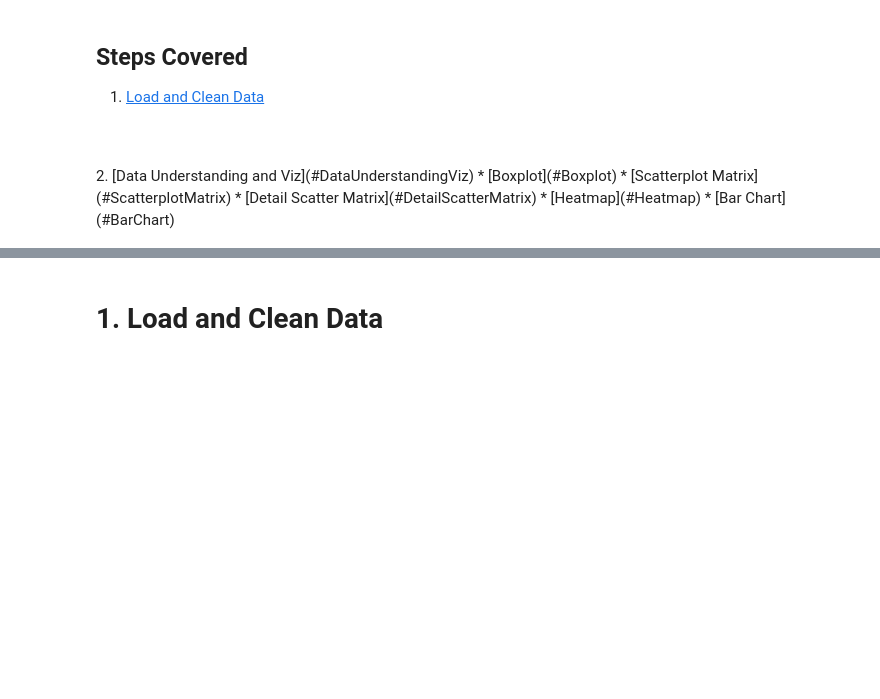
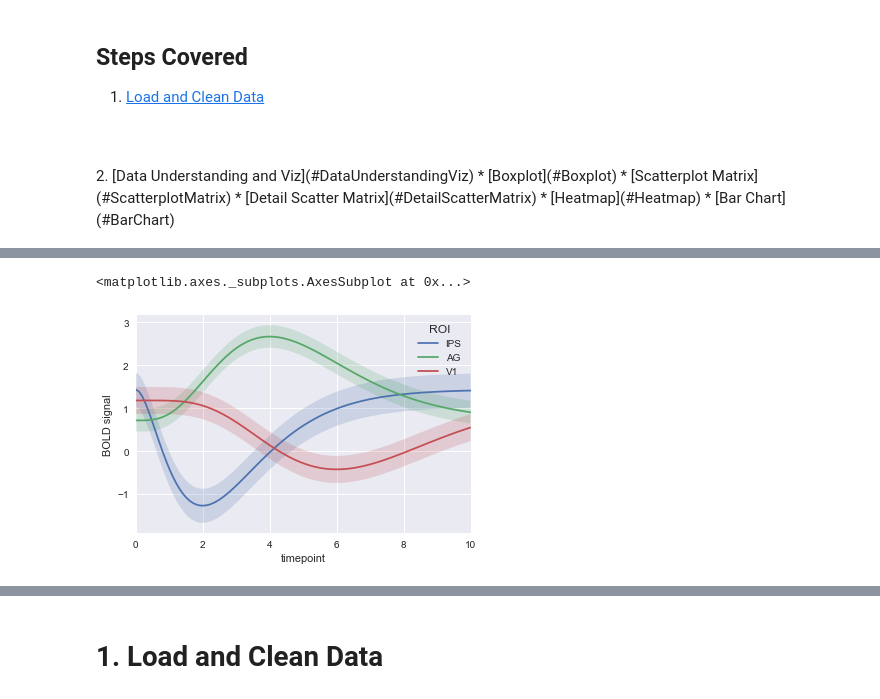
Before and after one commit to jason-jz-zhu/Data-Analysis-and-Viz-for-RL, a Jupyter notebook: Data Viz for RL.ipynb, the cells around one changed output, grey strips where cells are left out. Cells and saved outputs as stored; diff of their text form; code cells hidden in the pictures; blank space fills up the shorter version.

```diff
--- a/Data Viz for RL.ipynb
+++ b/Data Viz for RL.ipynb
@@ -23,0 +241,12 @@ from numpy import median
+# %%
+sns.set(style="darkgrid")
+
+# Load the long-form example gammas dataset
+gammas = sns.load_dataset("gammas")
+
+# Plot the response with standard error
+sns.tsplot(data=gammas, time="timepoint", unit="subject",
+           condition="ROI", value="BOLD signal")
+# %% [output]
+<matplotlib.axes._subplots.AxesSubplot at 0x...>
+[figure, added]
```
Also changed, not shown: parts of 14 cells of this notebook, 1 other file.
